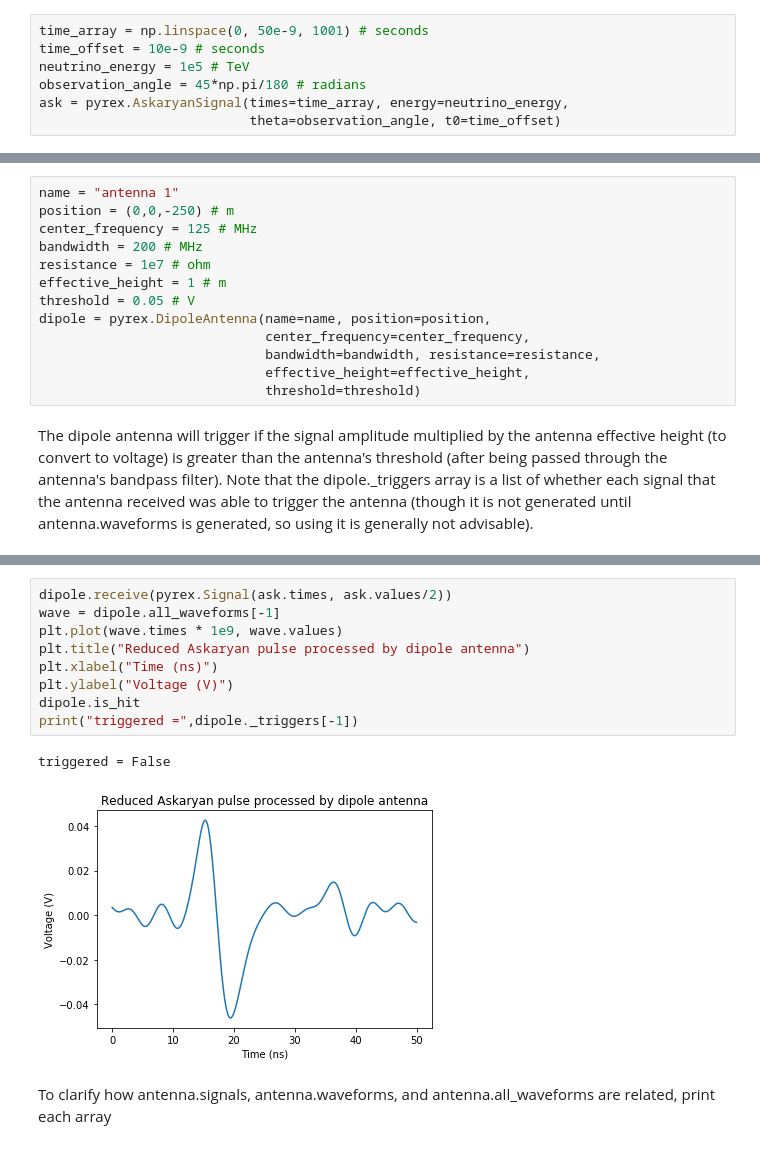
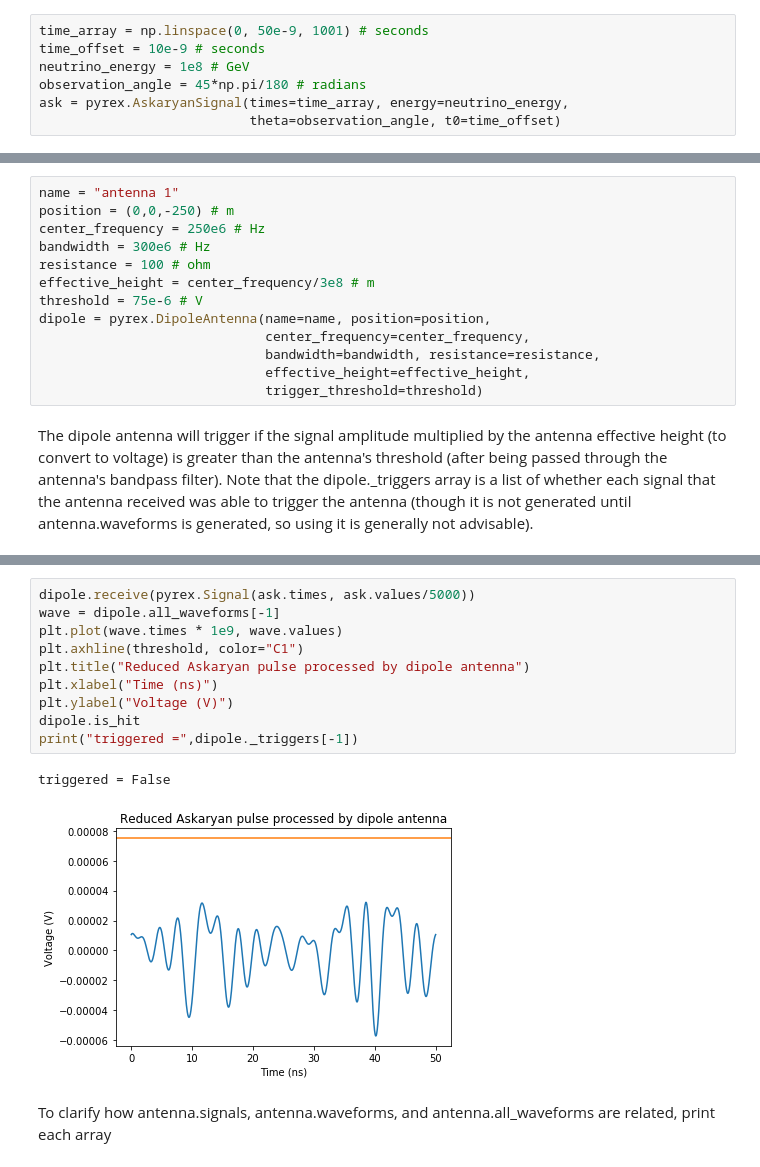
Before and after one commit to bhokansonfasig/pyrex, a Jupyter notebook: PyREx Demo.ipynb, the cells around one changed output, grey strips where cells are left out. Saved outputs shown, nothing was run; the diff lists cells and outputs as text.

```diff
--- a/PyREx Demo.ipynb
+++ b/PyREx Demo.ipynb
@@ -29,7 +29,7 @@ pyrex.AskaryanSignal?
 # %%
 time_array = np.linspace(0, 50e-9, 1001) # seconds
 time_offset = 10e-9 # seconds
-neutrino_energy = 1e5 # TeV
+neutrino_energy = 1e8 # GeV
 observation_angle = 45*np.pi/180 # radians
 ask = pyrex.AskaryanSignal(times=time_array, energy=neutrino_energy,
                            theta=observation_angle, t0=time_offset)
@@ -135,16 +137,16 @@ pyrex.DipoleAntenna?
 # %%
 name = "antenna 1"
 position = (0,0,-250) # m
-center_frequency = 125 # MHz
-bandwidth = 200 # MHz
-resistance = 1e7 # ohm
-effective_height = 1 # m
-threshold = 0.05 # V
+center_frequency = 250e6 # Hz
+bandwidth = 300e6 # Hz
+resistance = 100 # ohm
+effective_height = center_frequency/3e8 # m
+threshold = 75e-6 # V
 dipole = pyrex.DipoleAntenna(name=name, position=position,
                              center_frequency=center_frequency,
                              bandwidth=bandwidth, resistance=resistance,
                              effective_height=effective_height,
-                             threshold=threshold)
+                             trigger_threshold=threshold)
 # %% [markdown]
 The dipole antenna will trigger if the signal amplitude multiplied by the antenna effective height (to convert to voltage) is greater than the antenna's threshold (after being passed through the antenna's bandpass filter). Note that the dipole._triggers array is a list of whether each signal that the antenna received was able to trigger the antenna (though it is not generated until antenna.waveforms is generated, so using it is generally not advisable).
 # %%
@@ -162,15 +165,16 @@ triggered = True
 # %%
-dipole.receive(pyrex.Signal(ask.times, ask.values/2))
+dipole.receive(pyrex.Signal(ask.times, ask.values/5000))
 wave = dipole.all_waveforms[-1]
 plt.plot(wave.times * 1e9, wave.values)
+plt.axhline(threshold, color="C1")
 plt.title("Reduced Askaryan pulse processed by dipole antenna")
 plt.xlabel("Time (ns)")
 plt.ylabel("Voltage (V)")
 dipole.is_hit
 print("triggered =",dipole._triggers[-1])
 # %% [output]
 triggered = False
-[figure, old version]
+[figure, new version]
 # %% [markdown]
 To clarify how antenna.signals, antenna.waveforms, and antenna.all_waveforms are related, print each array
 # %%
```
Also changed, not shown: parts of 11 cells of this notebook, 16 other files.
